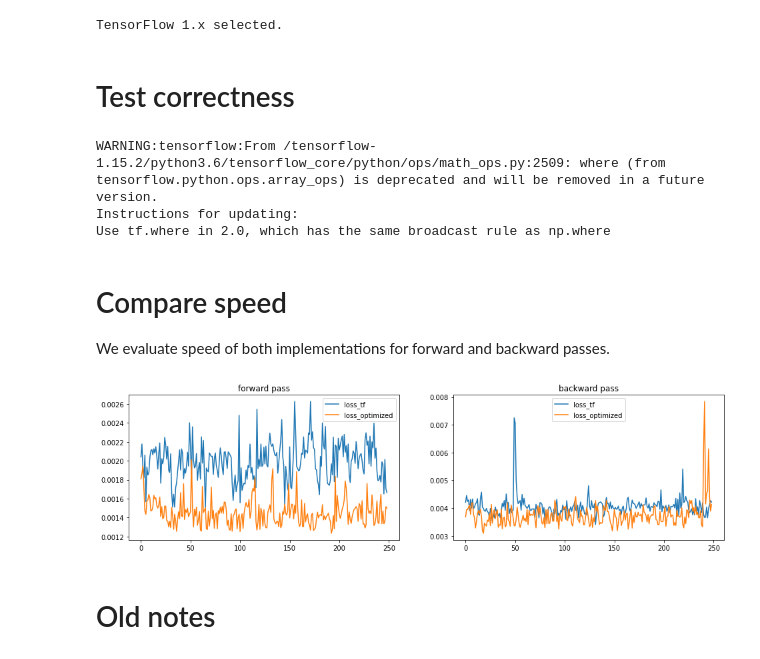
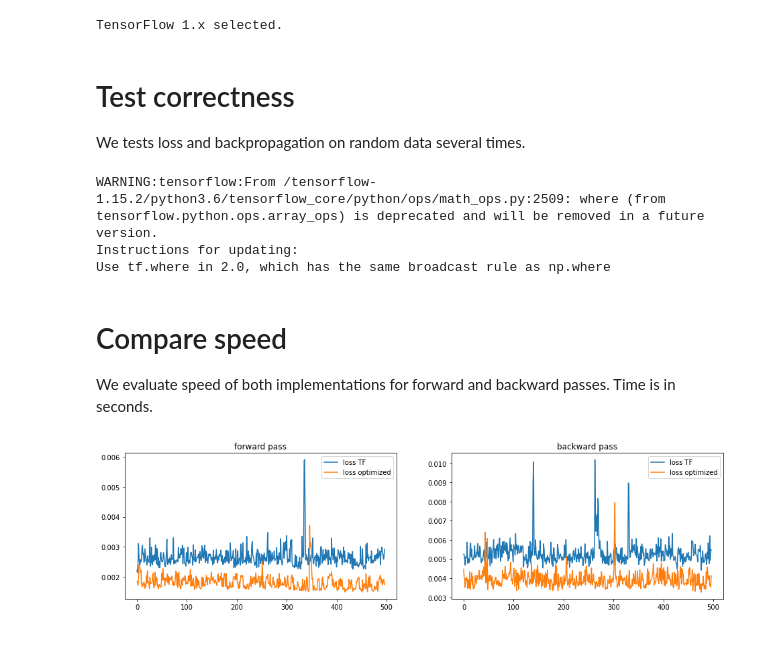
Before and after one commit to maciejskorski/ml_examples, a Jupyter notebook: efficient_sampled_softmax.ipynb, the cells around one changed output. Drawn from its saved outputs; the diff is of its cells as text; code cells hidden in the pictures.

```diff
--- a/efficient_sampled_softmax.ipynb
+++ b/efficient_sampled_softmax.ipynb
@@ -36,7 +70,9 @@ def subsampled_softmax(target_embed_kernel,labels,inputs_embed,samples_ids,label
 # %% [output]
 TensorFlow 1.x selected.
-# %% [markdown]
-# Test correctness
+# %% [markdown]
+# Test correctness
+
+We tests loss and backpropagation on random data several times.
 # %%
 tf.reset_default_graph()
 import numpy as np
@@ -44,49 +80,54 @@ import numpy as np
 ## random data to check correctness, synthetic word2vec problem
 
 N_BATCH = 32
-N_WORDS = 10000
+N_WORDS = 100000
 N_EMBED = 300
 N_SAMPLED = 100
 
 inputs = tf.placeholder(tf.int64,[None])
 labels = tf.placeholder(tf.int64,[None])
-#tf.random.uniform([N_BATCH],0,N_WORDS,dtype=tf.int64)
-#tf.random.uniform([N_BATCH],0,N_WORDS,dtype=tf.int64)
 
 input_embed_kernel = tf.Variable(tf.random.normal([N_WORDS,N_EMBED],0,1),dtype=tf.float32)
 target_embed_kernel = tf.Variable(tf.random.normal([N_WORDS,N_EMBED],0,1),dtype=tf.float32)
 target_embed_bias = tf.zeros(N_WORDS)
 inputs_embed = tf.gather(input_embed_kernel,inputs) # (N_BATCH,N_EMBED)
 
-samples_ids,labels_prior,samples_prior = tf.random.uniform_candidate_sampler(tf.expand_dims(inputs,-1),1,N_SAMPLED,False,N_WORDS)
+samples,labels_prior,samples_prior = tf.random.uniform_candidate_sampler(tf.expand_dims(inputs,-1),1,N_SAMPLED,False,N_WORDS)
 
 ## our optimized loss
-loss = subsampled_softmax(target_embed_kernel,
+loss,grad_input,grad_target = sampled_softmax_loss(target_embed_kernel,
                           labels,inputs_embed,
-                          samples_ids,labels_prior,samples_prior)
-
-loss = tf.reduce_mean(loss)
+                          samples,labels_prior,samples_prior,
+                          [tf.shape(input_embed_kernel),tf.shape(target_embed_kernel)])
+grads = [grad_input,grad_target]
 
 ## tensorflow loss - note it is not reduced accross batch
 loss_tf = tf.nn.sampled_softmax_loss(target_embed_kernel,target_embed_bias,
                                   labels,inputs_embed,
                                   N_SAMPLED,N_WORDS,1,
-                                  (samples_ids,labels_prior,samples_prior),
+                                  (samples,labels_prior,samples_prior),
                                   False)
 
 loss_tf = tf.reduce_mean(loss_tf)
+grads_auto = tf.gradients(loss,[input_embed_kernel,target_embed_kernel])
+grads_tf = tf.gradients(loss_tf,[input_embed_kernel,target_embed_kernel])
 
 init_randomness = tf.global_variables_initializer()
 
 with tf.Session() as sess:
-  for _ in range(10):
+  for _ in range(3):
     # refresh randomness every time
     sess.run(init_randomness)
-    inputs_batch,labels_batch = np.random.randint(0,N_WORDS,[2,N_BATCH],np.int64)
+    inputs_batch,labels_batch = np.random.randint(0,10,[2,N_BATCH],np.int64)
     feed_dict = {inputs:inputs_batch,labels:labels_batch}
     # compute both losses and compare
     loss1,loss2 = sess.run([loss_tf,loss],feed_dict)
     np.testing.assert_array_almost_equal(loss1,loss2,5)
+    # compute gradients and compare
+    grad1,grad2,grad1_auto,grad2_auto = sess.run(grads+grads_auto,feed_dict)
+    for i in range(3):
+      np.testing.assert_array_almost_equal(grad1[i],grad1_auto[i],5)
+      np.testing.assert_array_almost_equal(grad2[i],grad2_auto[i],5)
 # %% [output]
 WARNING:tensorflow:From /tensorflow-1.15.2/python3.6/tensorflow_core/python/ops/math_ops.py:2509: where (from tensorflow.python.ops.array_ops) is deprecated and will be removed in a future version.
 Instructions for updating:
@@ -94,55 +135,46 @@ Use tf.where in 2.0, which has the same broadcast rule as np.where
 # %% [markdown]
 # Compare speed
 
-We evaluate speed of both implementations for forward and backward passes.
+We evaluate speed of both implementations for forward and backward passes. Time is in seconds.
 # %%
 import time
 from matplotlib import pyplot as plt
 
 N_BATCH = 256
 
-train_data = np.random.randint(0,1000,[250,2,N_BATCH],np.int64)
+train_data = np.random.randint(0,10,[500,2,N_BATCH],np.int64)
 
 def get_timings(op,train_data):
   ''' does timings for a graph op several times '''
   with tf.Session() as sess:
     sess.run(init_randomness)
     times = []
     for inputs_batch,labels_batch in train_data:
       feed_dict = {inputs:inputs_batch,labels:labels_batch}
       time_start = time.time()
       sess.run(op,feed_dict)
       time_end = time.time()
       times.append(time_end-time_start)
   return np.array(times)
 
 _,axs=plt.subplots(1,2,figsize=(16,4))
 
 ## evaluate forwad pass
 
-for op,label in zip([loss_tf,loss],['loss_tf','loss_optimized']):
+for op,label in zip([loss_tf,loss],['loss TF','loss optimized']):
   timings = get_timings(op,train_data)
-  axs[0].plot(timings[1:],label=label)
+  axs[0].plot(timings[3:],label=label)
 axs[0].legend()
 axs[0].set_title('forward pass')
 
 ## evaluate backward pass
 
-variables = [input_embed_kernel,target_embed_kernel]
-grads_loss_tf = tf.gradients([loss_tf],variables)
-grads_loss = tf.gradients([loss],variables)
-
-#minimize_loss_tf = #tf.train.GradientDescentOptimizer(1e-3).minimize(loss_tf)
-#minimize_loss = tf.train.GradientDescentOptimizer(1e-3).minimize(loss)
-
-for op,label in zip([grads_loss_tf,grads_loss],['loss_tf','loss_optimized']):
+for op,label in zip([grads_tf,grads],['loss TF','loss optimized']):
   timings = get_timings(op,train_data)
-  axs[1].plot(timings[1:],label=label)
+  axs[1].plot(timings[3:],label=label)
 axs[1].legend()
 axs[1].set_title('backward pass')
 
 plt.show()
 # %% [output]
-[figure, old version]
+[figure, new version]
-# %% [markdown]
-# Old notes
```
Also changed, not shown: parts of 5 cells of this notebook.
